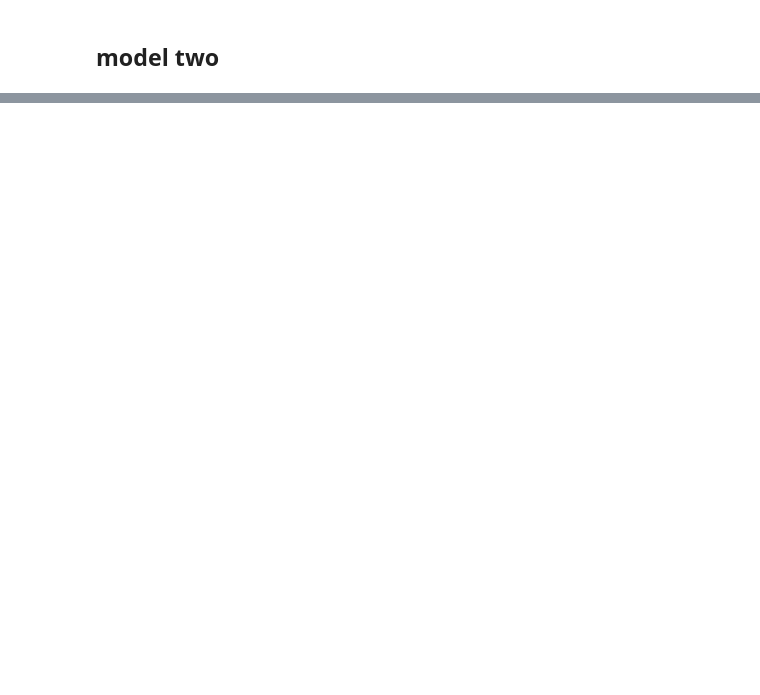
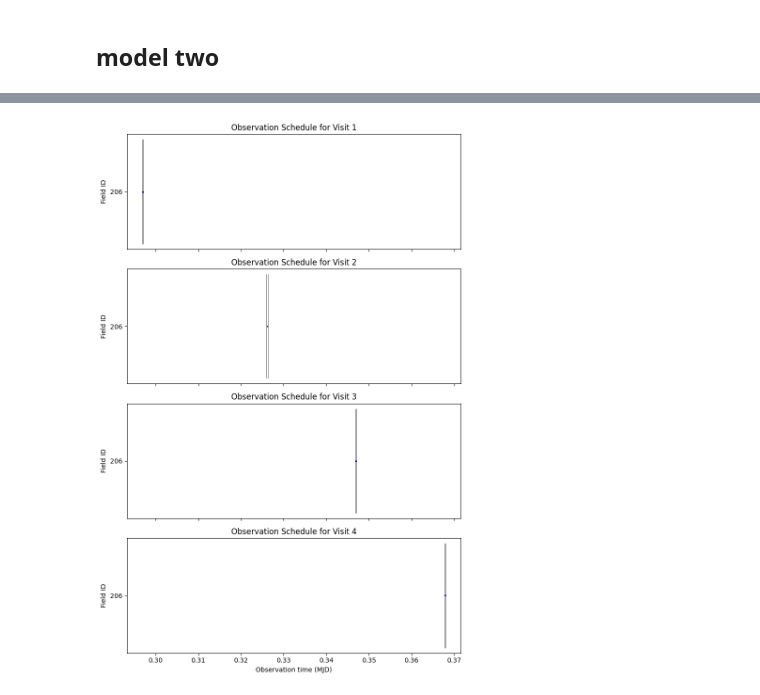
Before and after one commit to Yogesh-wagha/MILP_scheduler, a Jupyter notebook: MILP_scheduler_lexico.ipynb, the cells around one changed output, grey strips where cells are left out. Drawn from its saved outputs; the diff is of its cells as text; code cells hidden in the pictures; blank space fills up the shorter version.

```diff
--- a/MILP_scheduler_lexico.ipynb
+++ b/MILP_scheduler_lexico.ipynb
@@ -88,9 +88,9 @@ field_grid['coord'] = SkyCoord(field_grid.columns.pop('ra') * u.deg, field_grid.
 field_grid = field_grid[0:881]   #working only with primary fields
 # %%
 #******************************************************************************
-skymap, metadata = read_sky_map(os.path.join(directory_path, filelist[8]))
+skymap, metadata = read_sky_map(os.path.join(directory_path, filelist[29]))
 
-plot_filename = os.path.basename(filelist[8])
+plot_filename = os.path.basename(filelist[29])
 #******************************************************************************
 # %%
 event_time = Time(metadata['gps_time'], format='gps').utc
@@ -130,8 +130,11 @@ target_end_time[
 target_end_time.format = 'iso'
 # Select fields that are observable for long enough for at least one exposure
 ##############################################################################
-exposure_time = 300 * u.second
+exposure_time = 30 * u.second
 exposure_time_day = exposure_time.to_value(u.day)
+
+cadence = 30         #minutes
+cadence_days = cadence / (60 * 24)
 ##############################################################################
 field_grid['start_time'] = target_start_time
 field_grid['end_time'] = target_end_time
@@ -418,9 +394,0 @@ scheduled_fields
-# %%
-# scheduled_start_times = [solution.get_value(var) for var in tc]
-# scheduled_fields = QTable(selected_fields)
-scheduled_fields['Scheduled_start_filt_times_0'] = Time(scheduled_fields['Scheduled_start_filt_times_0'], format='mjd')
-scheduled_fields['Scheduled_start_filt_times_0'].format = 'iso'
-scheduled_fields['Scheduled_end_filt_times_0'] = scheduled_fields['Scheduled_start_filt_times_0'] + exposure_time_day
-# scheduled_fields = scheduled_fields[np.asarray([solution.get_value(var) for var in x], dtype=bool)]
-scheduled_fields.sort('Scheduled_end_filt_times_0')
-print("##################The Number of Fields Scheduled: ",len(scheduled_fields),"#####################")
@@ -427,22 +399,51 @@ print("##################The Number of Fields Scheduled: ",len(scheduled_fields)
 # %%
-fig, ax = plt.subplots()
-ax.hlines(
-    np.arange(len(scheduled_fields)),
-    scheduled_fields['Scheduled_start_filt_times_0'].mjd,
-    scheduled_fields['Scheduled_end_filt_times_0'].mjd,
-    colors='blue', linewidth=2
-)
-for i in range(len(scheduled_fields)):
-    ax.vlines(
-        scheduled_fields['Scheduled_start_filt_times_0'][i].mjd,
-        ymin=i - 2, ymax=i + 2,
-        color='black', linewidth=0.5, linestyle='-'
+n_visits = num_visits*num_filters
+
+fig, axes = plt.subplots(n_visits, 1, figsize=(8, 3 * n_visits), sharex=True)
+
+for i in range(n_visits):
+    start_col = f'Scheduled_start_filt_times_{i}'
+    end_col = f'Scheduled_end_filt_times_{i}'
+
+    scheduled_fields[start_col] = Time(scheduled_fields[start_col], format='mjd')
+    scheduled_fields[start_col].format = 'iso'
+    scheduled_fields[end_col] = scheduled_fields[start_col] + exposure_time_day
+
+    scheduled_fields.sort(end_col)
+
+    ax = axes[i]
+    ax.hlines(
+        np.arange(len(scheduled_fields)),
+        scheduled_fields[start_col].mjd,
+        scheduled_fields[end_col].mjd,
+        colors='blue',
+        linewidth=2
     )
-    ax.vlines(
-        scheduled_fields['Scheduled_end_filt_times_0'][i].mjd,
-        ymin=i - 2, ymax=i + 2,
-        color='black', linewidth=0.5, linestyle='-'  )
-ax.set_yticks(np.arange(len(scheduled_fields)), scheduled_fields['field_id'].astype(str))
-ax.set_yticklabels(scheduled_fields['field_id'].astype(str))
-ax.set_xlabel('Observation time (MJD)')
-ax.set_ylabel('Field ID')
+    for j in range(len(scheduled_fields)):
+        ax.vlines(
+            scheduled_fields[start_col][j].mjd,
+            ymin=j - 0.2,
+            ymax=j + 0.2,
+            color='black',
+            linewidth=0.5,
+            linestyle='-'
+        )
+        ax.vlines(
+            scheduled_fields[end_col][j].mjd,
+            ymin=j - 0.2,
+            ymax=j + 0.2,
+            color='black',
+            linewidth=0.5,
+            linestyle='-'
+        )
+
+    ax.set_yticks(np.arange(len(scheduled_fields)))
+    ax.set_yticklabels(scheduled_fields['field_id'].astype(str))
+    ax.set_ylabel('Field ID')
+    ax.set_title(f'Observation Schedule for Visit {i + 1}')
+
+axes[-1].set_xlabel('Observation time (MJD)')
+
+plt.tight_layout()
+plt.show()
+# %% [output]
@@ -448,0 +454 @@ ax.set_ylabel('Field ID')
+[figure, added]
```
Also changed, not shown: parts of 15 cells of this notebook.
